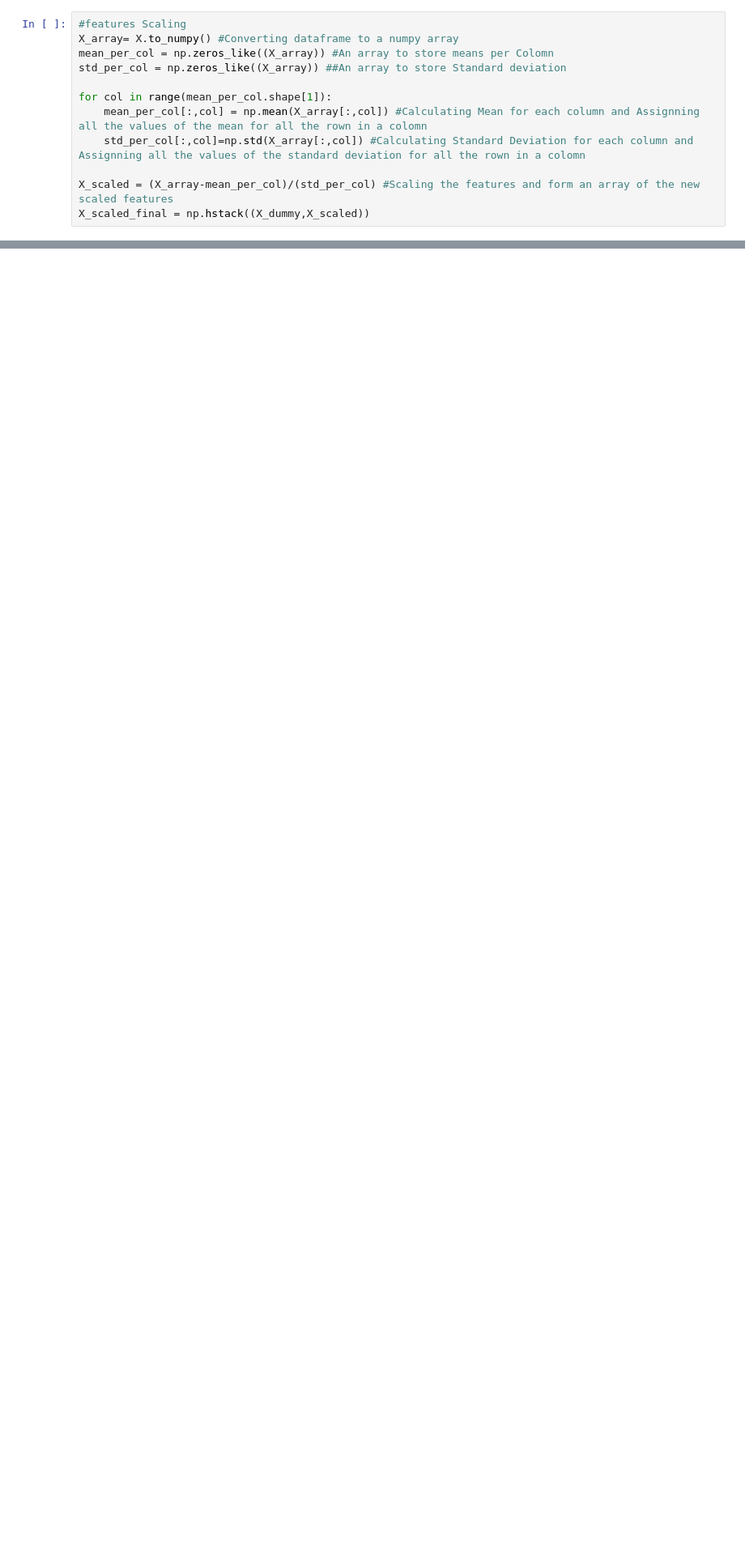
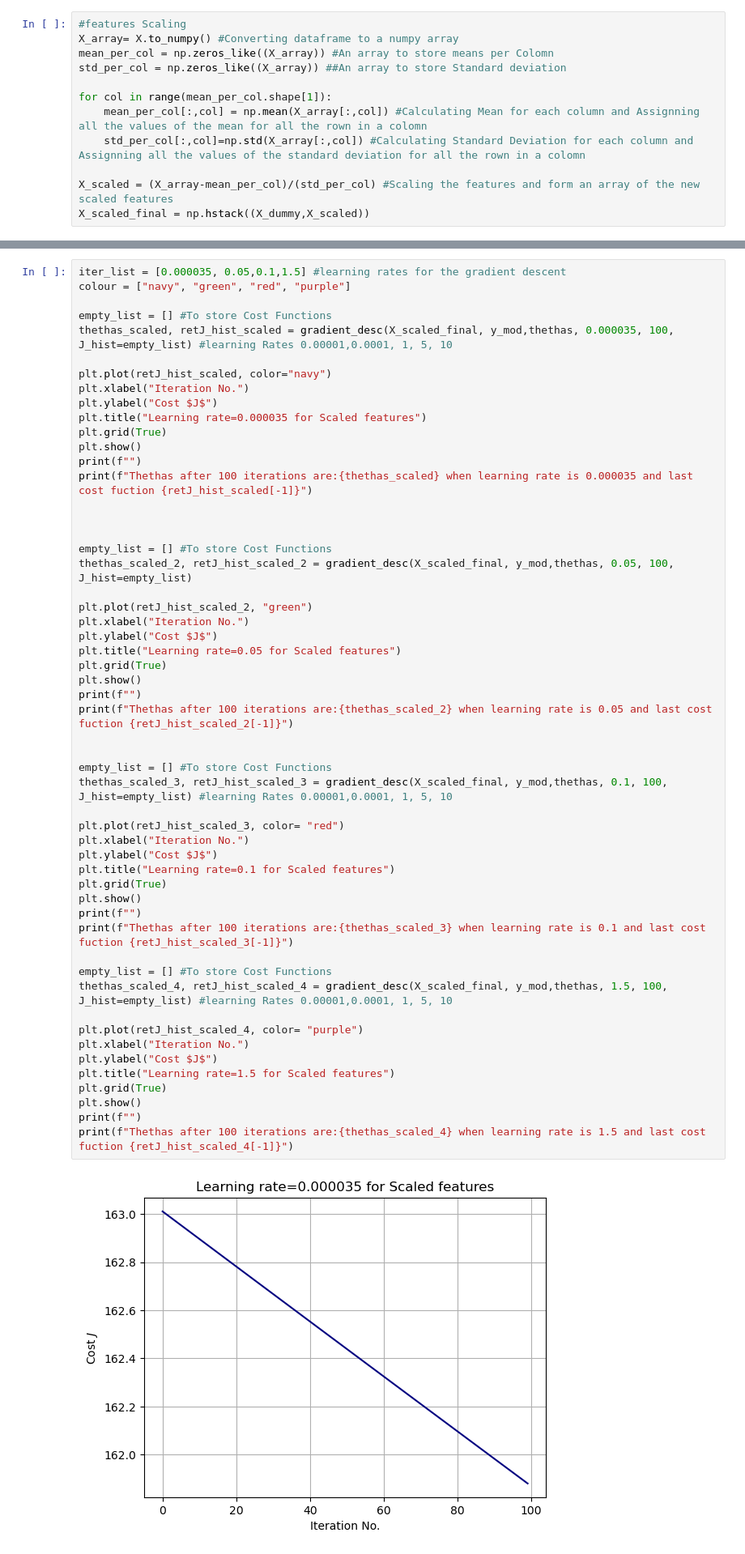
Before and after one commit to FeziweMelvin/Marketing_Sales, a Jupyter notebook: marketing.ipynb, the cells around one changed output, grey strips where cells are left out. Shown: that part at 81% size. Saved outputs shown, nothing was run; the diff lists cells and outputs as text; blank space fills up the shorter version.

```diff
--- a/marketing.ipynb
+++ b/marketing.ipynb
@@ -355,0 +303,56 @@ When the features are scaled, the model seems to work effictively when the learn
+# %%
+iter_list = [0.000035, 0.05,0.1,1.5] #learning rates for the gradient descent
+colour = ["navy", "green", "red", "purple"]
+
+empty_list = [] #To store Cost Functions
+thethas_scaled, retJ_hist_scaled = gradient_desc(X_scaled_final, y_mod,thethas, 0.000035, 100, J_hist=empty_list) #learning Rates 0.00001,0.0001, 1, 5, 10
+
+plt.plot(retJ_hist_scaled, color="navy")
+plt.xlabel("Iteration No.")
+plt.ylabel("Cost $J$")
+plt.title("Learning rate=0.000035 for Scaled features")
+plt.grid(True)
+plt.show()
+print(f"")
+print(f"Thethas after 100 iterations are:{thethas_scaled} when learning rate is 0.000035 and last cost fuction {retJ_hist_scaled[-1]}")
+
+
+
+empty_list = [] #To store Cost Functions
+thethas_scaled_2, retJ_hist_scaled_2 = gradient_desc(X_scaled_final, y_mod,thethas, 0.05, 100, J_hist=empty_list)
+
+plt.plot(retJ_hist_scaled_2, "green")
+plt.xlabel("Iteration No.")
+plt.ylabel("Cost $J$")
+plt.title("Learning rate=0.05 for Scaled features")
+plt.grid(True)
+plt.show()
+print(f"")
+print(f"Thethas after 100 iterations are:{thethas_scaled_2} when learning rate is 0.05 and last cost fuction {retJ_hist_scaled_2[-1]}")
+
+
+empty_list = [] #To store Cost Functions
+thethas_scaled_3, retJ_hist_scaled_3 = gradient_desc(X_scaled_final, y_mod,thethas, 0.1, 100, J_hist=empty_list) #learning Rates 0.00001,0.0001, 1, 5, 10
+
+plt.plot(retJ_hist_scaled_3, color= "red")
+plt.xlabel("Iteration No.")
+plt.ylabel("Cost $J$")
+plt.title("Learning rate=0.1 for Scaled features")
+plt.grid(True)
+plt.show()
+print(f"")
+print(f"Thethas after 100 iterations are:{thethas_scaled_3} when learning rate is 0.1 and last cost fuction {retJ_hist_scaled_3[-1]}")
+
+empty_list = [] #To store Cost Functions
+thethas_scaled_4, retJ_hist_scaled_4 = gradient_desc(X_scaled_final, y_mod,thethas, 1.5, 100, J_hist=empty_list) #learning Rates 0.00001,0.0001, 1, 5, 10
+
+plt.plot(retJ_hist_scaled_4, color= "purple")
+plt.xlabel("Iteration No.")
+plt.ylabel("Cost $J$")
+plt.title("Learning rate=1.5 for Scaled features")
+plt.grid(True)
+plt.show()
+print(f"")
+print(f"Thethas after 100 iterations are:{thethas_scaled_4} when learning rate is 1.5 and last cost fuction {retJ_hist_scaled_4[-1]}")
+# %% [output]
+[figure, added]
```
Also changed, not shown: parts of 28 cells of this notebook.
